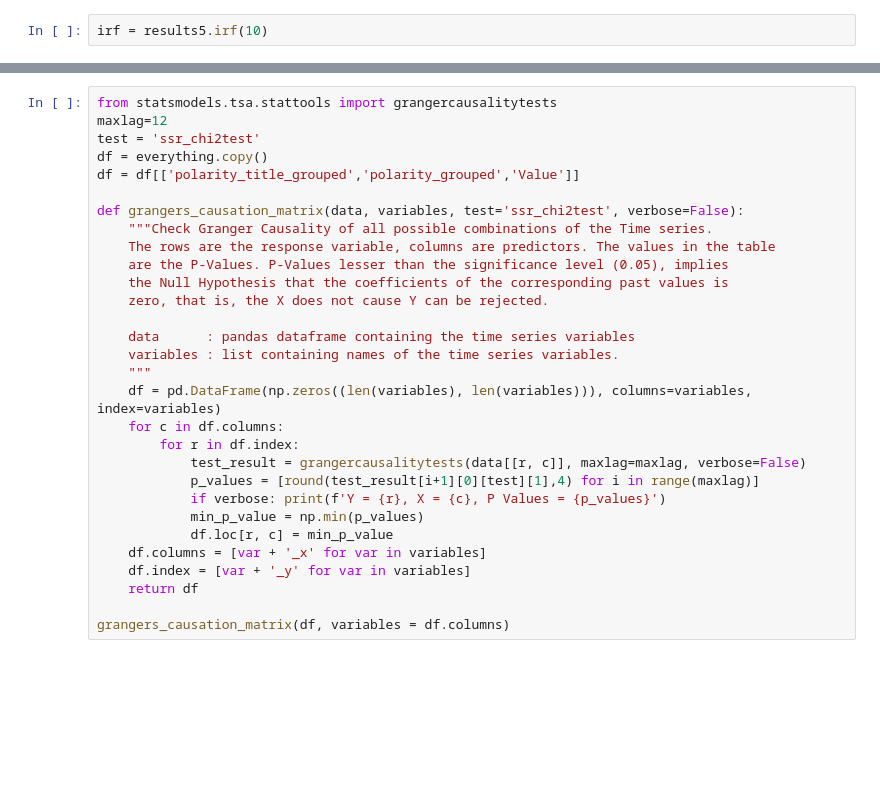
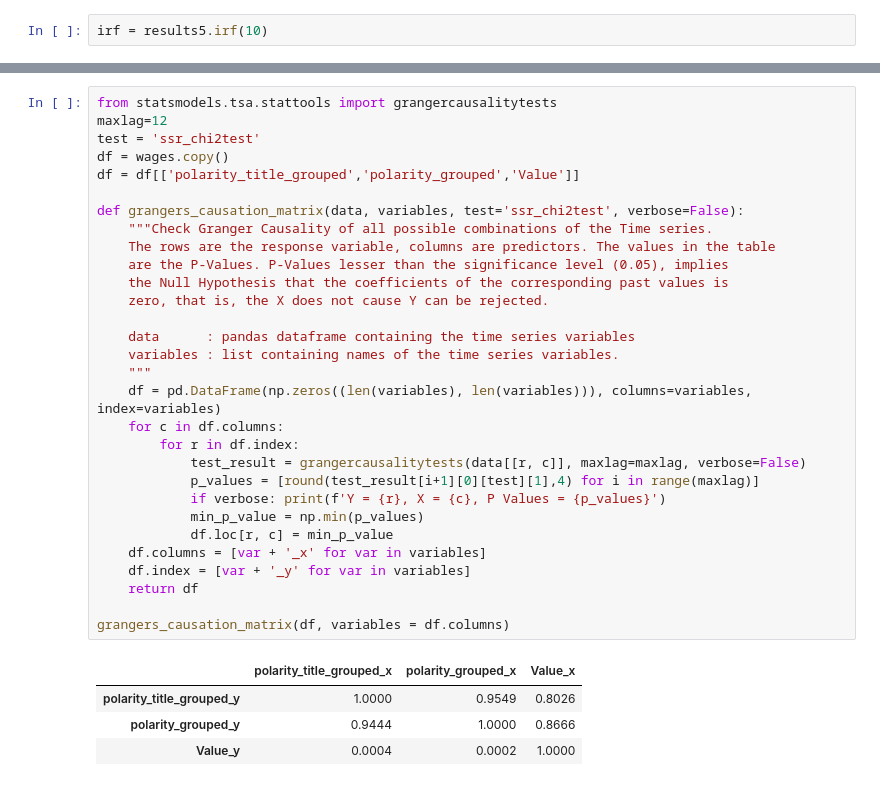
Before and after one commit to brunnatorino/Political-Communication-and-Data-Analytics, a Jupyter notebook: Untitled.ipynb, the cells around one changed output, grey strips where cells are left out. Cells and saved outputs as stored; diff of their text form; blank space fills up the shorter version.

```diff
--- a/Untitled.ipynb
+++ b/Untitled.ipynb
@@ -382,30 +414,35 @@ irf.plot(orth=False)
 # %%
 from statsmodels.tsa.stattools import grangercausalitytests
 maxlag=12
 test = 'ssr_chi2test'
-df = everything.copy()
+df = wages.copy()
 df = df[['polarity_title_grouped','polarity_grouped','Value']]
 
 def grangers_causation_matrix(data, variables, test='ssr_chi2test', verbose=False):
     """Check Granger Causality of all possible combinations of the Time series.
     The rows are the response variable, columns are predictors. The values in the table
     are the P-Values. P-Values lesser than the significance level (0.05), implies
     the Null Hypothesis that the coefficients of the corresponding past values is
     zero, that is, the X does not cause Y can be rejected.
 
     data      : pandas dataframe containing the time series variables
     variables : list containing names of the time series variables.
     """
     df = pd.DataFrame(np.zeros((len(variables), len(variables))), columns=variables, index=variables)
     for c in df.columns:
         for r in df.index:
             test_result = grangercausalitytests(data[[r, c]], maxlag=maxlag, verbose=False)
             p_values = [round(test_result[i+1][0][test][1],4) for i in range(maxlag)]
             if verbose: print(f'Y = {r}, X = {c}, P Values = {p_values}')
             min_p_value = np.min(p_values)
             df.loc[r, c] = min_p_value
     df.columns = [var + '_x' for var in variables]
     df.index = [var + '_y' for var in variables]
     return df
 
 grangers_causation_matrix(df, variables = df.columns)
+# %% [output]
+|  | polarity_title_grouped_x | polarity_grouped_x | Value_x |
+| polarity_title_grouped_y | 1.0000 | 0.9549 | 0.8026 |
+| polarity_grouped_y | 0.9444 | 1.0000 | 0.8666 |
+| Value_y | 0.0004 | 0.0002 | 1.0000 |
```
Also changed, not shown: parts of 6 cells of this notebook.
